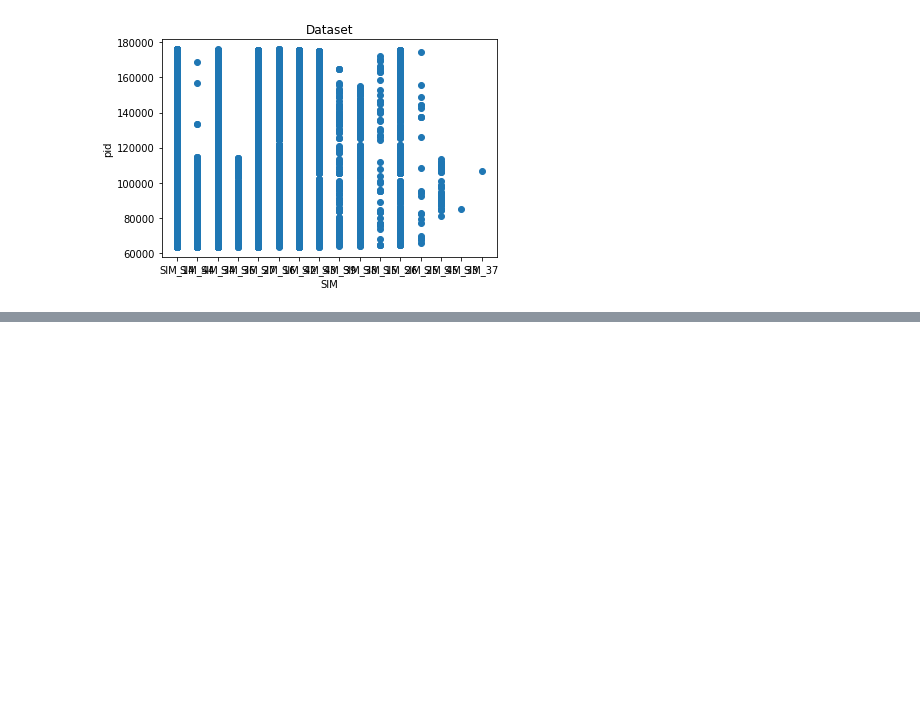
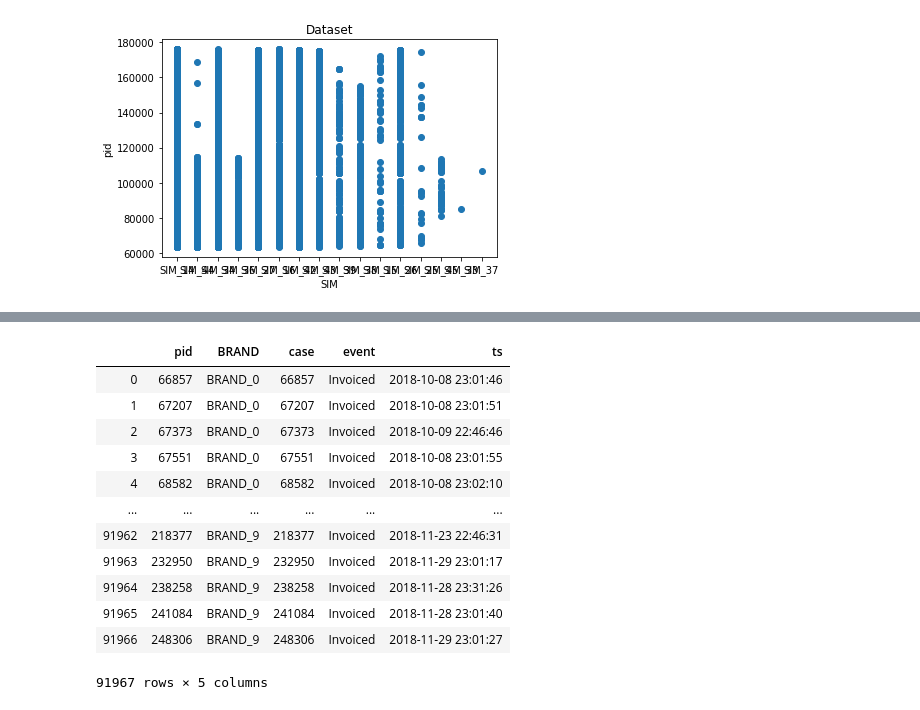
Before and after one commit to TaiLinhDu/PSE_WS1920, a Jupyter notebook: Data-out/d0.ipynb, the cells around one changed output, grey strips where cells are left out. Cells and saved outputs as stored; diff of their text form; code cells hidden in the pictures; blank space fills up the shorter version.

Commit message:
joinBrands

```diff
--- a/Data-out/d0.ipynb
+++ b/Data-out/d0.ipynb
@@ -164,0 +161,25 @@ dubJoin
+# %%
+d0 = pd.read_csv(r"hda_dataset_uniform_random_0.csv")
+d1 = pd.read_csv(r"hda_dataset_uniform_random_1.csv")
+d2 = pd.read_csv(r"hda_dataset_uniform_random_2.csv")
+d3 = pd.read_csv(r"hda_dataset_uniform_random_3.csv")
+d4 = pd.read_csv(r"hda_dataset_uniform_random_4.csv")
+d5 = pd.read_csv(r"hda_dataset_uniform_random_5.csv")
+d6 = pd.read_csv(r"hda_dataset_uniform_random_6.csv")
+d7 = pd.read_csv(r"hda_dataset_uniform_random_7.csv")
+# %%
+dSum = d0
+dSum = dSum.append(d1);
+dSum = dSum.append(d2);
+dSum = dSum.append(d3);
+dSum = dSum.append(d4);
+dSum = dSum.append(d5);
+dSum = dSum.append(d6);
+dSum = dSum.append(d7);
+dSum
+
+dSum = dSum[ (dSum.event == "Invoiced") | (dSum.event == "Processing return delivery") ]
+
+dSum.drop_duplicates( subset = ['case','event'], keep = "first", inplace = True)
+dSum.drop_duplicates(subset ="case", keep = False, inplace = True)
+dSum
@@ -164,0 +200,17 @@ dubJoin
+# %%
+dJoinBrandsAndDsum = pd.merge( brands, dSum, left_on='pid', right_on='case')
+dJoinBrandsAndDsum
+# %% [output]
+|  | pid | BRAND | case | event | ts |
+| 0 | 66857 | BRAND_0 | 66857 | Invoiced | 2018-10-08 23:01:46 |
+| 1 | 67207 | BRAND_0 | 67207 | Invoiced | 2018-10-08 23:01:51 |
+| 2 | 67373 | BRAND_0 | 67373 | Invoiced | 2018-10-09 22:46:46 |
+| 3 | 67551 | BRAND_0 | 67551 | Invoiced | 2018-10-08 23:01:55 |
+| 4 | 68582 | BRAND_0 | 68582 | Invoiced | 2018-10-08 23:02:10 |
+| ... | ... | ... | ... | ... | ... |
+| 91962 | 218377 | BRAND_9 | 218377 | Invoiced | 2018-11-23 22:46:31 |
+| 91963 | 232950 | BRAND_9 | 232950 | Invoiced | 2018-11-29 23:01:17 |
+| 91964 | 238258 | BRAND_9 | 238258 | Invoiced | 2018-11-28 23:31:26 |
+| 91965 | 241084 | BRAND_9 | 241084 | Invoiced | 2018-11-28 23:01:40 |
+| 91966 | 248306 | BRAND_9 | 248306 | Invoiced | 2018-11-29 23:01:27 |
+91967 rows × 5 columns
```
Also changed, not shown: parts of 4 cells of this notebook.
